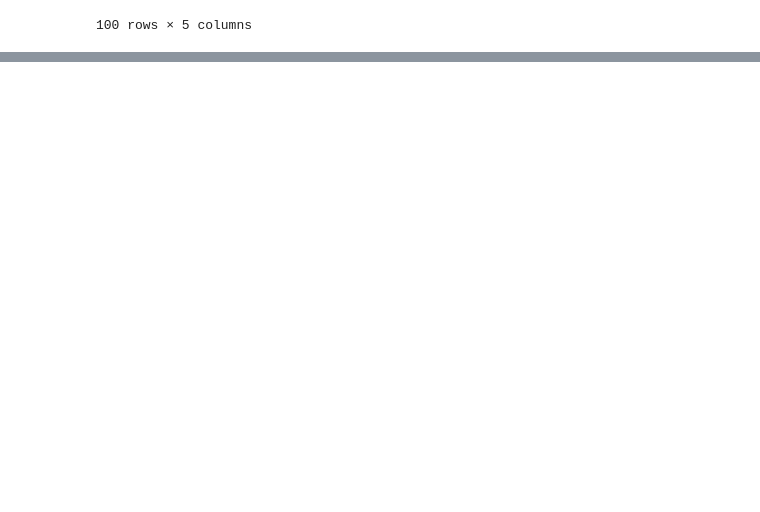
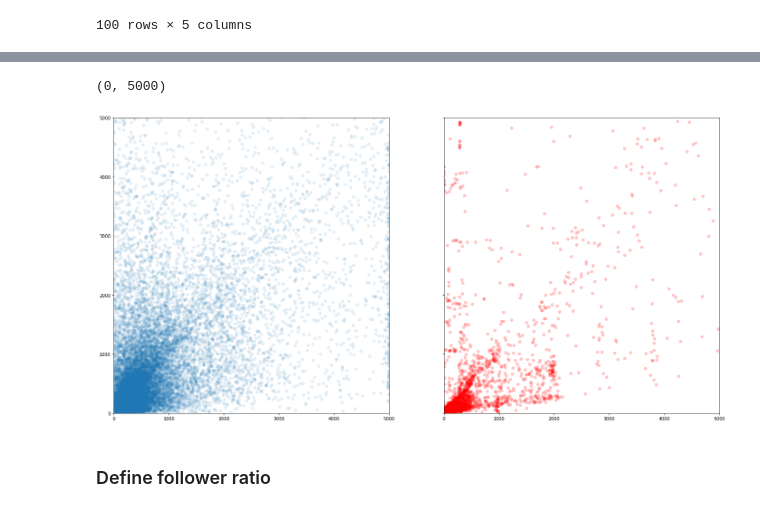
Before and after one commit to jabraunlin/tweets-russia-iran, a Jupyter notebook: Clustering.ipynb, the cells around one changed output, grey strips where cells are left out. Drawn from its saved outputs; the diff is of its cells as text; code cells hidden in the pictures; blank space fills up the shorter version.

```diff
--- a/Clustering.ipynb
+++ b/Clustering.ipynb
@@ -178,0 +260,9 @@ General
+# %%
+tweets_df = pd.DataFrame()
+for i in range(0,10):
+    temp_df = pd.read_json('data/twitter-2018-05-08/2018/05/08/01/0{}.json'.format(i), lines=True)
+    tweets_df = pd.concat([tweets_df,temp_df],sort=True)
+for i in range(10,58):
+    temp_df = pd.read_json('data/twitter-2018-05-08/2018/05/08/01/{}.json'.format(i), lines=True)
+    tweets_df = pd.concat([tweets_df,temp_df],sort=True)
+tweets_df.info()
@@ -178,0 +287,3 @@ General
+# %%
+eng_tweets = tweets_df[tweets_df['lang']=='en']
+eng_tweets.info()
@@ -178,0 +376,9 @@ General
+# %%
+def get_user_data(row):
+    row['userid'] = row['user']['id']
+    row['follower_count'] = row['user']['followers_count']
+    row['following_count'] = row['user']['friends_count']
+    return row
+
+eng_users = eng_tweets.apply(get_user_data, axis=1)
+eng_users.sample(10)
@@ -178,0 +418,19 @@ General
+# %%
+eng_users_grouper = eng_users[['userid','follower_count','following_count','reply_count','retweeted','quote_count']].groupby('userid')
+eng_users_grouped = eng_users_grouper.mean()
+# %%
+fig, axs = plt.subplots(1,2, sharey=True)
+ax1 = axs[0]
+ax2 = axs[1]
+fig.set_figheight(12)
+fig.set_figwidth(24)
+ax1.scatter(eng_users_grouped['following_count'],eng_users_grouped['follower_count'],alpha=0.1)
+ax2.scatter(rus_users['following_count'],rus_users['follower_count'],alpha=0.2, color='r')
+ax1.set_xlim(0,5000)
+ax2.set_xlim(0,5000)
+ax1.set_ylim(0,5000)
+# %% [output]
+(0, 5000)
+[figure, added]
+# %% [markdown]
+### Define follower ratio
```
Also changed, not shown: parts of 23 cells of this notebook.
